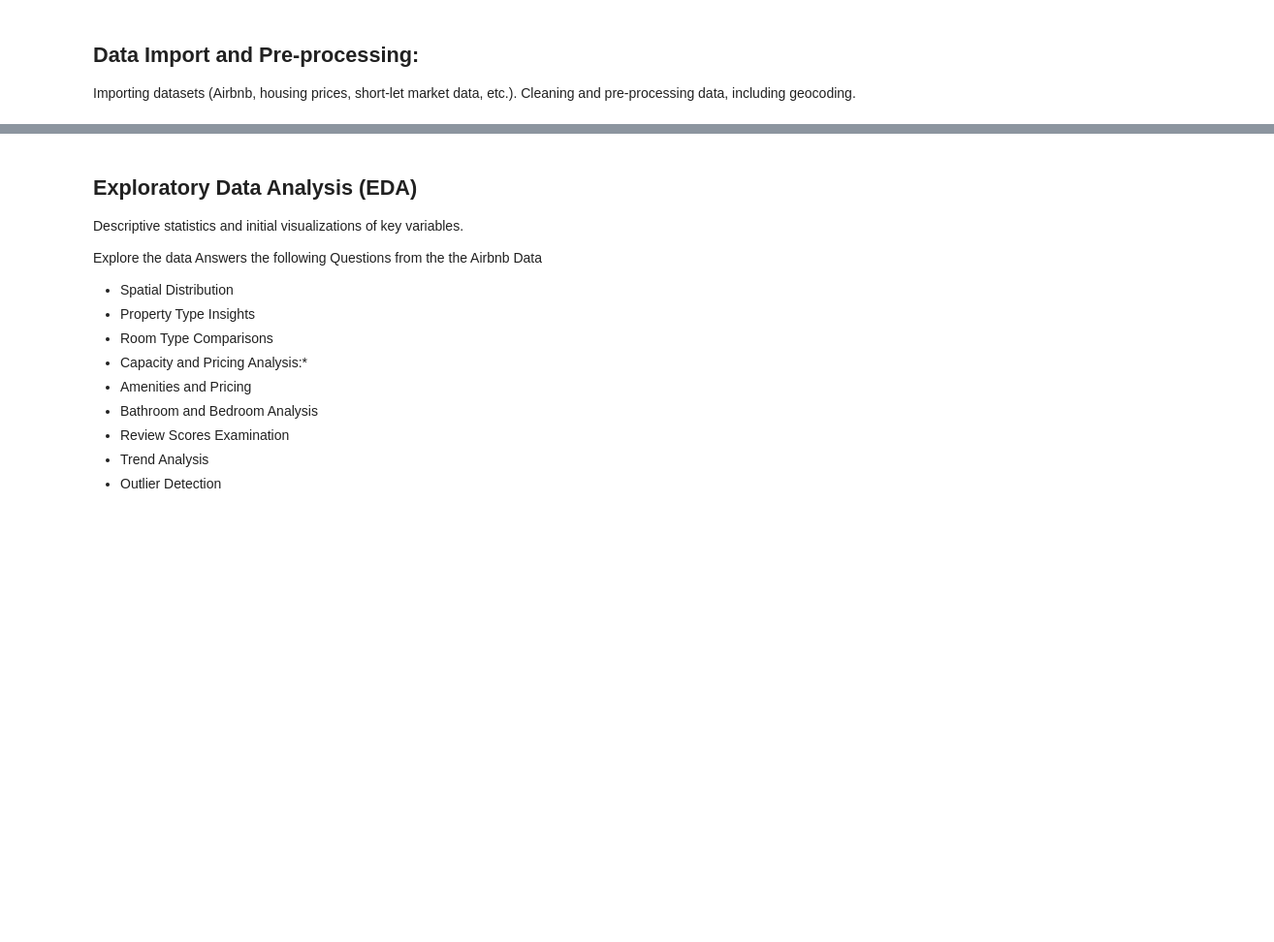
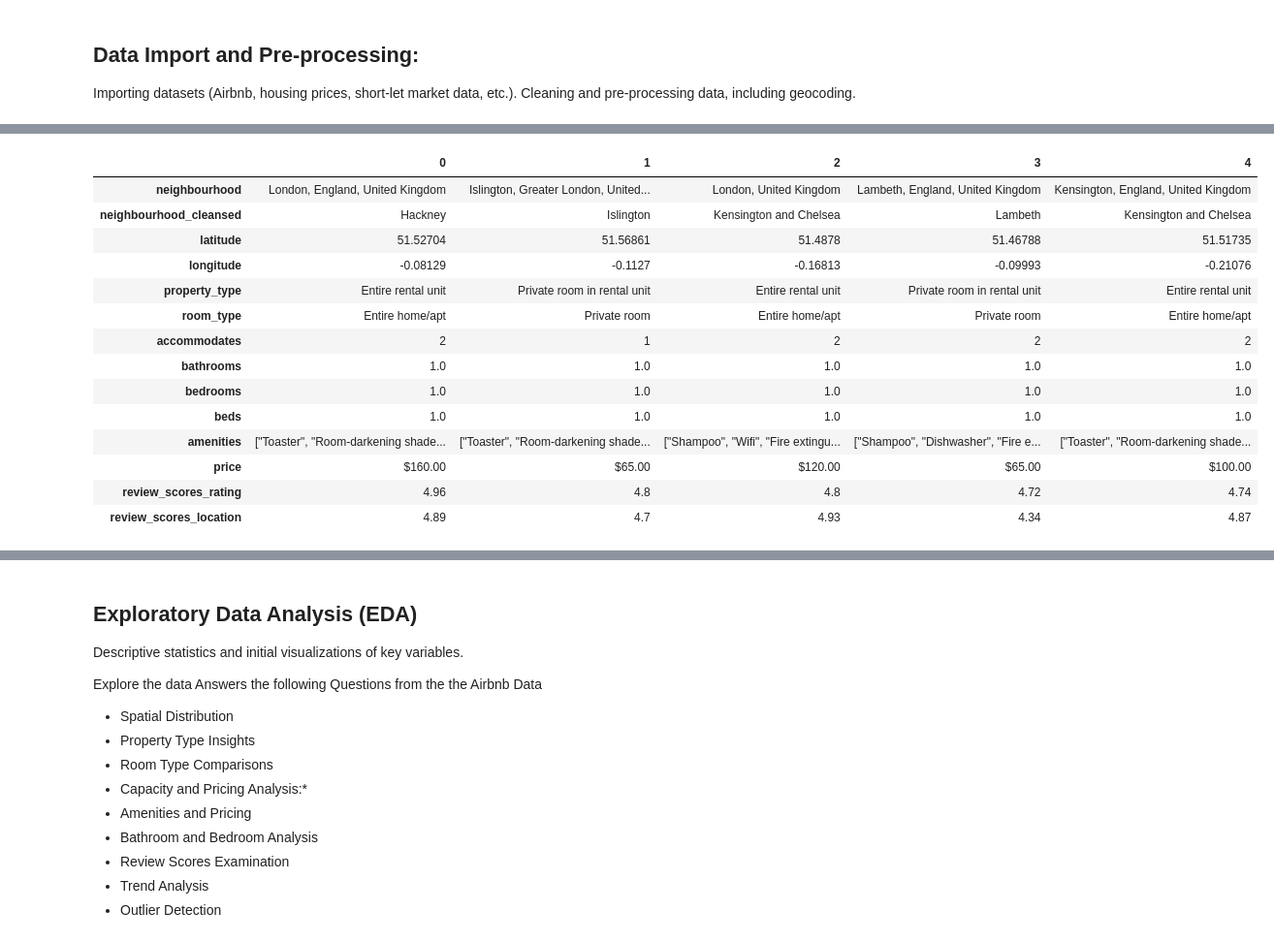
Before and after one commit to SammyGIS/airbnb-spatial-analysis, a Jupyter notebook: airbnb-spatial-analysis.ipynb, the cells around one changed output, grey strips where cells are left out. Shown at 97% size. Saved outputs shown, nothing was run; the diff lists cells and outputs as text; code cells hidden in the pictures; blank space fills up the shorter version.

```diff
--- a/airbnb-spatial-analysis.ipynb
+++ b/airbnb-spatial-analysis.ipynb
@@ -80,3 +86,7 @@ import matplotlib.pyplot as plt
+# %%
+# set dataframe max display width
+pd.set_option('display.max_columns',100)
+pd.set_option('display.expand_frame_repr', False)
 # %% [markdown]
 ## Data Import and Pre-processing:
 
@@ -87,3 +97,6 @@ airbnb_path = "data/Airbnb listings.csv"
 boudnary_path = "data/house_pricing"
 scrapped_market = "data/shortlet_market_data.csv"
 demo_data =""
+# %%
+airbnb_listing = pd.read_csv(airbnb_path)
+airbnb_listing.head()
@@ -89,0 +150,24 @@ demo_data =""
+# %%
+selected_columns = ['neighbourhood', 'neighbourhood_cleansed', 'latitude',
+       'longitude', 'property_type', 'room_type', 'accommodates', 'bathrooms',
+       'bedrooms', 'beds', 'amenities', 'price','review_scores_rating',
+       'review_scores_location']
+
+airbnb_listing_df = airbnb_listing[selected_columns]
+airbnb_listing_df.head().T
+# %% [output]
+|  | 0 | 1 | 2 | 3 | 4 |
+| neighbourhood | London, England, United Kingdom | Islington, Greater London, United... | London, United Kingdom | Lambeth, England, United Kingdom | Kensington, England, United Kingdom |
+| neighbourhood_cleansed | Hackney | Islington | Kensington and Chelsea | Lambeth | Kensington and Chelsea |
+| latitude | 51.52704 | 51.56861 | 51.4878 | 51.46788 | 51.51735 |
+| longitude | -0.08129 | -0.1127 | -0.16813 | -0.09993 | -0.21076 |
+| property_type | Entire rental unit | Private room in rental unit | Entire rental unit | Private room in rental unit | Entire rental unit |
+| room_type | Entire home/apt | Private room | Entire home/apt | Private room | Entire home/apt |
+| accommodates | 2 | 1 | 2 | 2 | 2 |
+| bathrooms | 1.0 | 1.0 | 1.0 | 1.0 | 1.0 |
+| bedrooms | 1.0 | 1.0 | 1.0 | 1.0 | 1.0 |
+| beds | 1.0 | 1.0 | 1.0 | 1.0 | 1.0 |
+| amenities | ["Toaster", "Room-darkening shade... | ["Toaster", "Room-darkening shade... | ["Shampoo", "Wifi", "Fire extingu... | ["Shampoo", "Dishwasher", "Fire e... | ["Toaster", "Room-darkening shade... |
+| price | $160.00 | $65.00 | $120.00 | $65.00 | $100.00 |
+| review_scores_rating | 4.96 | 4.8 | 4.8 | 4.72 | 4.74 |
+| review_scores_location | 4.89 | 4.7 | 4.93 | 4.34 | 4.87 |
```
Also changed, not shown: parts of 19 cells of this notebook.
